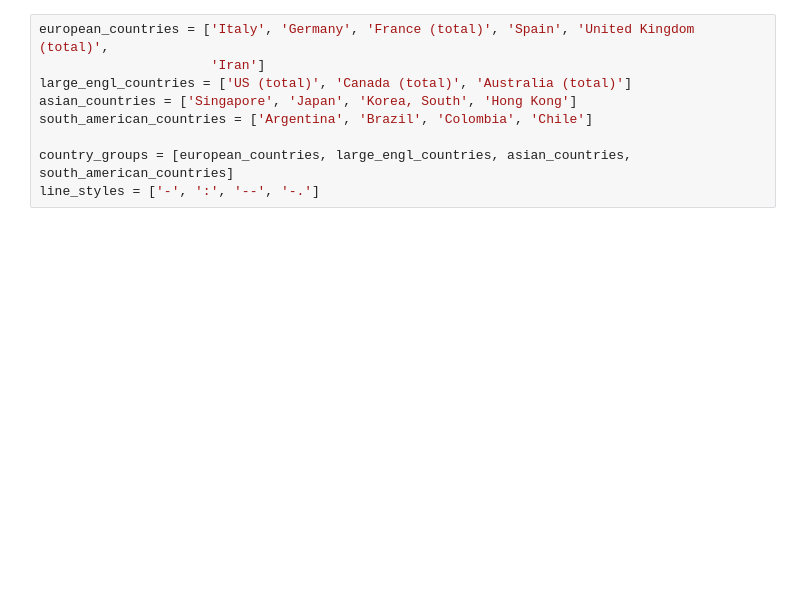
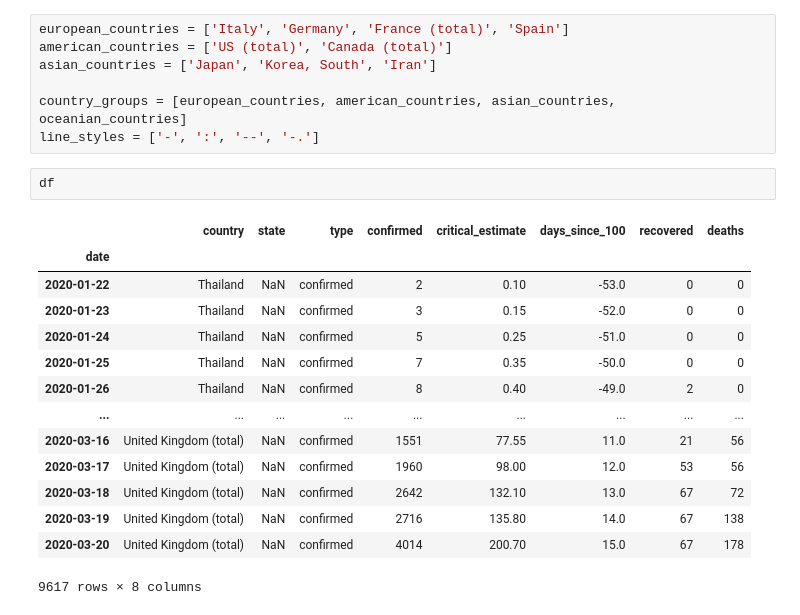
Before and after one commit to vavrines/covid19, a Jupyter notebook: visualization.ipynb, the cells around one changed output. Drawn from its saved outputs; the diff is of its cells as text; blank space fills up the shorter version.

```diff
--- a/visualization.ipynb
+++ b/visualization.ipynb
@@ -85,9 +45,24 @@ array(['Thailand', 'Japan', 'Singapore', 'Nepal', 'Malaysia', 'Canada',
 # %%
-european_countries = ['Italy', 'Germany', 'France (total)', 'Spain', 'United Kingdom (total)',
-                      'Iran']
-large_engl_countries = ['US (total)', 'Canada (total)', 'Australia (total)']
-asian_countries = ['Singapore', 'Japan', 'Korea, South', 'Hong Kong']
-south_american_countries = ['Argentina', 'Brazil', 'Colombia', 'Chile']
+european_countries = ['Italy', 'Germany', 'France (total)', 'Spain']
+american_countries = ['US (total)', 'Canada (total)']
+asian_countries = ['Japan', 'Korea, South', 'Iran']
 
-country_groups = [european_countries, large_engl_countries, asian_countries, south_american_countries]
+country_groups = [european_countries, american_countries, asian_countries, oceanian_countries]
 line_styles = ['-', ':', '--', '-.']
+# %%
+df
+# %% [output]
+|  | country | state | type | confirmed | critical_estimate | days_since_100 | recovered | deaths |
+| date |  |  |  |  |  |  |  |  |
+| 2020-01-22 | Thailand | NaN | confirmed | 2 | 0.10 | -53.0 | 0 | 0 |
+| 2020-01-23 | Thailand | NaN | confirmed | 3 | 0.15 | -52.0 | 0 | 0 |
+| 2020-01-24 | Thailand | NaN | confirmed | 5 | 0.25 | -51.0 | 0 | 0 |
+| 2020-01-25 | Thailand | NaN | confirmed | 7 | 0.35 | -50.0 | 0 | 0 |
+| 2020-01-26 | Thailand | NaN | confirmed | 8 | 0.40 | -49.0 | 2 | 0 |
+| ... | ... | ... | ... | ... | ... | ... | ... | ... |
+| 2020-03-16 | United Kingdom (total) | NaN | confirmed | 1551 | 77.55 | 11.0 | 21 | 56 |
+| 2020-03-17 | United Kingdom (total) | NaN | confirmed | 1960 | 98.00 | 12.0 | 53 | 56 |
+| 2020-03-18 | United Kingdom (total) | NaN | confirmed | 2642 | 132.10 | 13.0 | 67 | 72 |
+| 2020-03-19 | United Kingdom (total) | NaN | confirmed | 2716 | 135.80 | 14.0 | 67 | 138 |
+| 2020-03-20 | United Kingdom (total) | NaN | confirmed | 4014 | 200.70 | 15.0 | 67 | 178 |
+9617 rows × 8 columns
```
Also changed, not shown: parts of 18 cells of this notebook, 2 other files.
